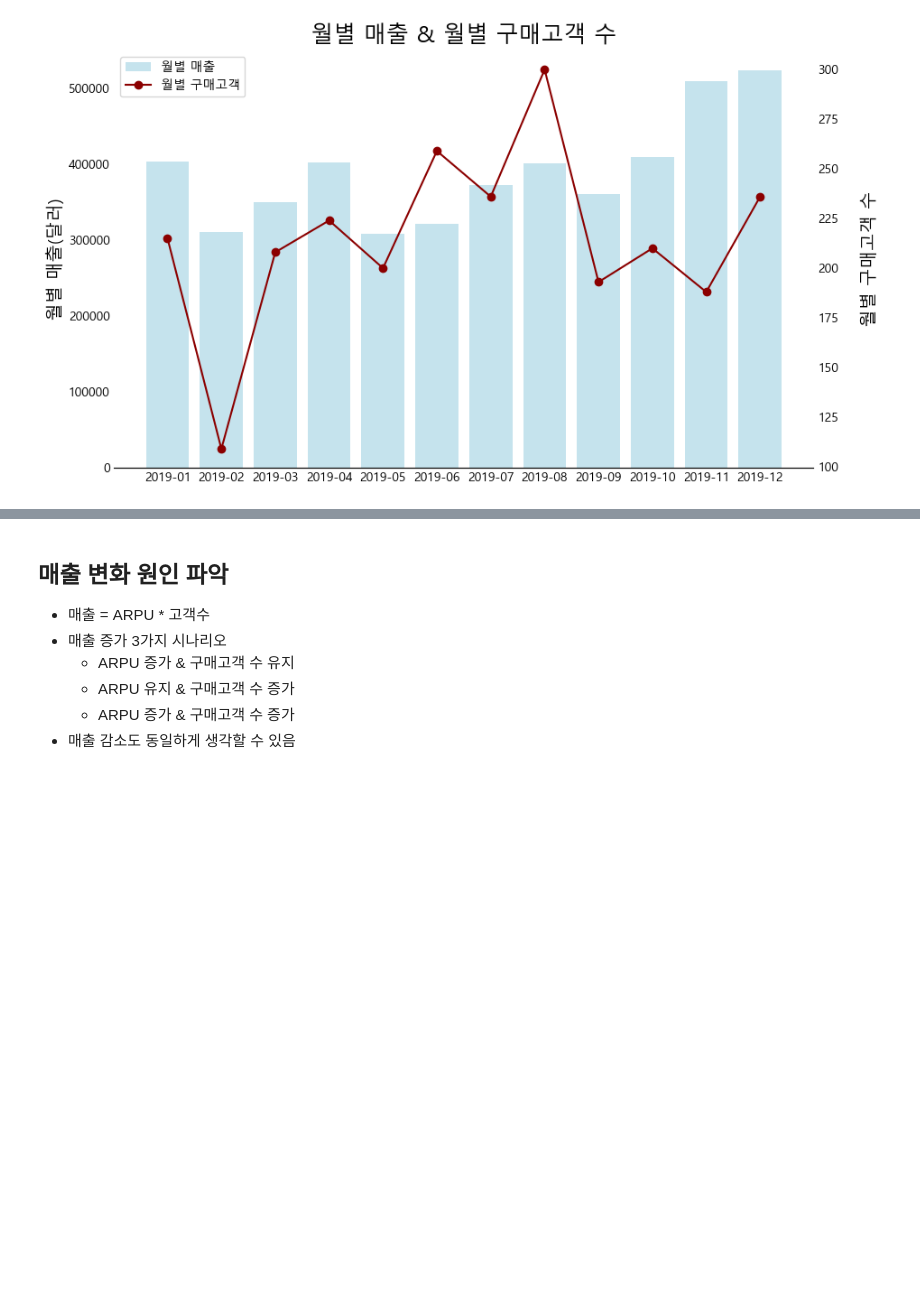
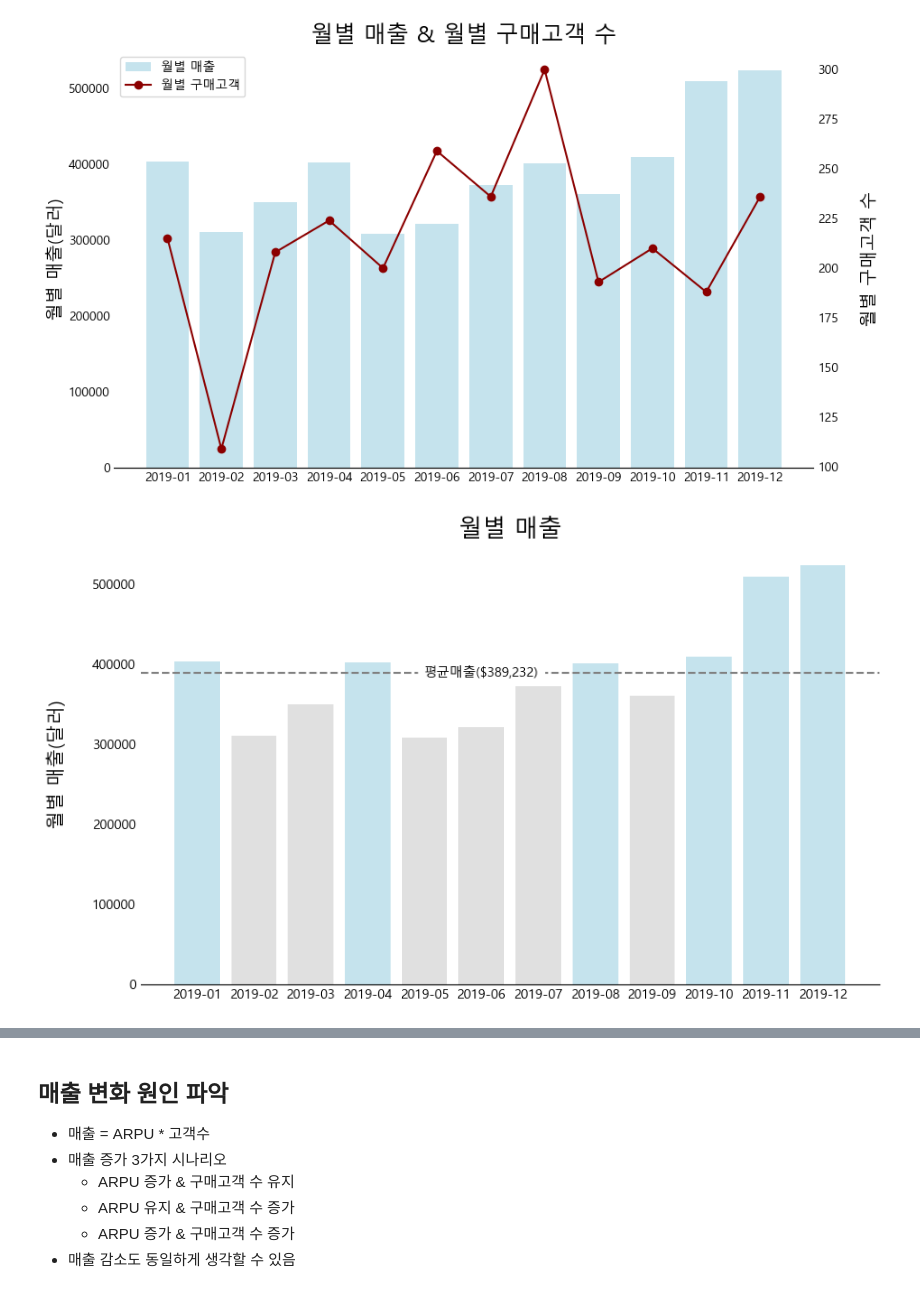
Before and after one commit to buzziru/ML_COMMERCE, a Jupyter notebook: eda/01_First Look_매출분석.ipynb, the cells around one changed output, grey strips where cells are left out. Cells and saved outputs as stored; diff of their text form; code cells hidden in the pictures; blank space fills up the shorter version.

Commit message:
add graph to sales analysis

```diff
--- a/eda/01_First Look_매출분석.ipynb
+++ b/eda/01_First Look_매출분석.ipynb
@@ -276,3 +276,28 @@ plt.title('월별 매출 & 월별 구매고객 수', fontsize=18)
 plt.show()
 # %% [output]
 [figure]
+# %%
+월별매출평균 = month_arpu.월별_매출.mean()
+colors = ['lightblue' if 매출 >= 월별매출평균 else 'lightgray' for 매출 in month_arpu.월별_매출]
+plt.figure(figsize=(10, 6))
+
+ax1 = plt.gca()
+ax1.bar(month_arpu.월, month_arpu.월별_매출, color=colors, alpha=0.7, label='월별 매출')
+ax1.set_ylabel('월별 매출(달러)', fontsize=14)
+
+ax1.axhline(월별매출평균, color='grey', linewidth=1.5, linestyle='--', label='평균 매출')
+ax1.text(6, 월별매출평균, f'평균매출(${int(월별매출평균):,})', va='center', ha='right', backgroundcolor='w')
+
+ax1.yaxis.set_tick_params(size=0)
+ax1.xaxis.set_tick_params(size=0)
+
+ax1.spines['top'].set_visible(False)
+ax1.spines['left'].set_visible(False)
+ax1.spines['right'].set_visible(False)
+
+ax1.yaxis.set_label_coords(-0.1, 0.5)
+
+plt.title('월별 매출', fontsize=18)
+plt.show()
+# %% [output]
+[figure, added]
```
Also changed, not shown: parts of 4 cells of this notebook.
